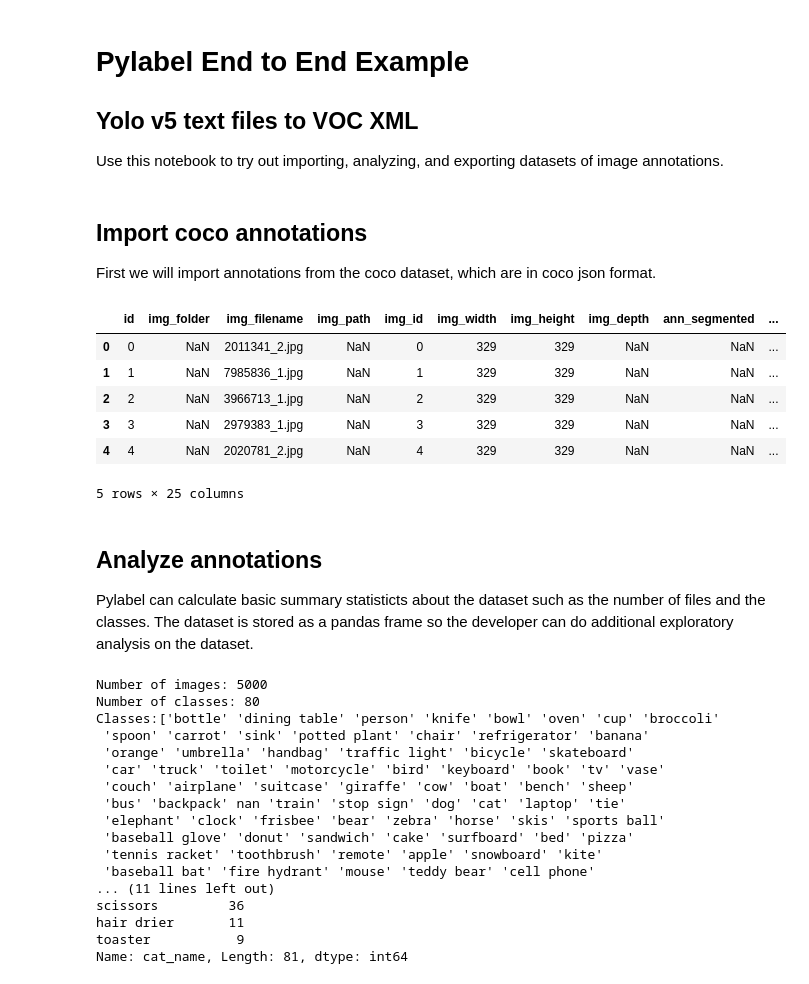
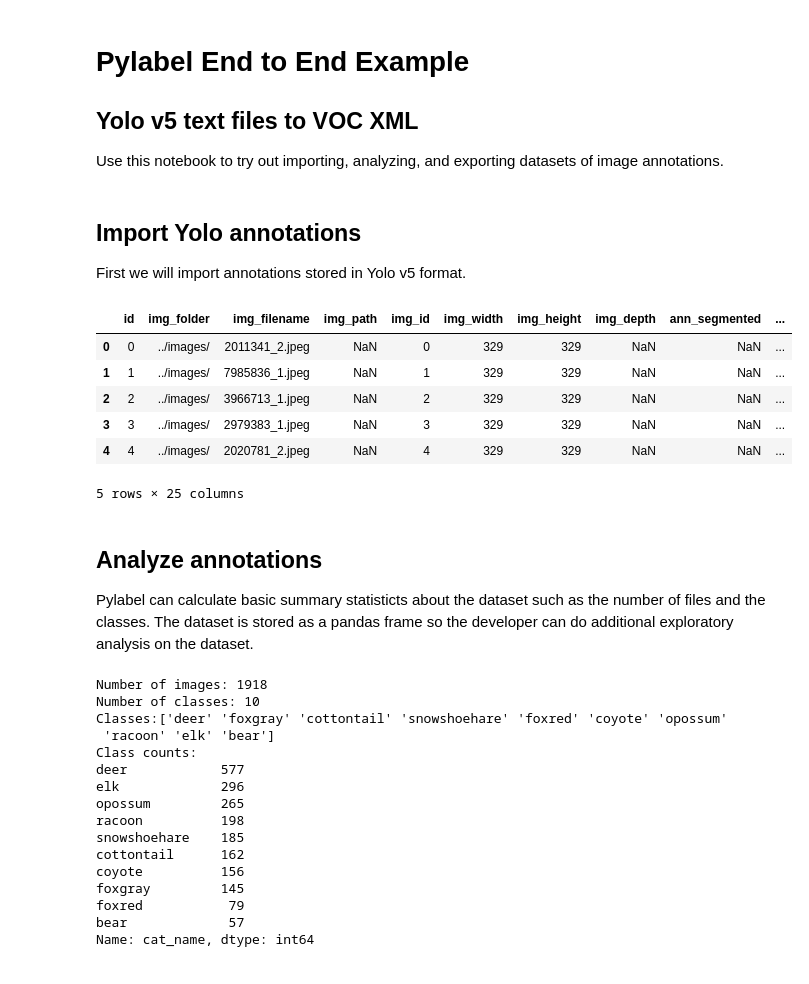
Before and after one commit to pylabel-project/pylabel, a Jupyter notebook: yolo2voc.ipynb, the cells around one changed output. Saved outputs shown, nothing was run; the diff lists cells and outputs as text; code cells hidden in the pictures.

```diff
--- a/yolo2voc.ipynb
+++ b/yolo2voc.ipynb
@@ -7,22 +7,26 @@ Use this notebook to try out importing, analyzing, and exporting datasets of ima
 # %%
 from pylabelalpha import importer
 # %% [markdown]
-## Import coco annotations
-First we will import annotations from the coco dataset, which are in coco json format.
+## Import Yolo annotations
+First we will import annotations stored in Yolo v5 format.
 # %%
-path_to_annotations = "/Users/alex/Google Drive/pylabel/datasets/wildlife/yolo_splits/val/labels"
+path_to_annotations = "/Users/alex/Google Drive/pylabel/datasets/wildlife/yolo_splits/val/labels/"
 
 #Identify the path to get from the annotations to the images
 path_to_images = "../images/"
 
 #Import the dataset into the pylable schema
-voc_dataset = importer.ImportYoloV5(path=path_to_annotations, path_to_images=path_to_images, name="Wild life", img_height=329, img_width=329)
-voc_dataset.df.head(5)
+yoloclasses =["bear","cottontail","coyote","deer","elk","foxgray","foxred","opossum","racoon","snowshoehare","turkey"]
+dataset = importer.ImportYoloV5(path=path_to_annotations, path_to_images=path_to_images, cat_names=yoloclasses,
+    img_ext="jpeg", name="wildlife", img_height=329, img_width=329)
+
+dataset.df.head(5)
+#dataset.df.loc[:, dataset.df.columns.str.startswith('ann')]
 # %% [output]
 |  | id | img_folder | img_filename | img_path | img_id | img_width | img_height | img_depth | ann_segmented | ... |
-| 0 | 0 | NaN | 2011341_2.jpg | NaN | 0 | 329 | 329 | NaN | NaN | ... |
-| 1 | 1 | NaN | 7985836_1.jpg | NaN | 1 | 329 | 329 | NaN | NaN | ... |
-| 2 | 2 | NaN | 3966713_1.jpg | NaN | 2 | 329 | 329 | NaN | NaN | ... |
-| 3 | 3 | NaN | 2979383_1.jpg | NaN | 3 | 329 | 329 | NaN | NaN | ... |
-| 4 | 4 | NaN | 2020781_2.jpg | NaN | 4 | 329 | 329 | NaN | NaN | ... |
+| 0 | 0 | ../images/ | 2011341_2.jpeg | NaN | 0 | 329 | 329 | NaN | NaN | ... |
+| 1 | 1 | ../images/ | 7985836_1.jpeg | NaN | 1 | 329 | 329 | NaN | NaN | ... |
+| 2 | 2 | ../images/ | 3966713_1.jpeg | NaN | 2 | 329 | 329 | NaN | NaN | ... |
+| 3 | 3 | ../images/ | 2979383_1.jpeg | NaN | 3 | 329 | 329 | NaN | NaN | ... |
+| 4 | 4 | ../images/ | 2020781_2.jpeg | NaN | 4 | 329 | 329 | NaN | NaN | ... |
 5 rows × 25 columns
@@ -39,25 +35,24 @@ Image(full_image_path)
 Pylabel can calculate basic summary statisticts about the dataset such as the number of files and the classes.
 The dataset is stored as a pandas frame so the developer can do additional exploratory analysis on the dataset.
 # %%
-print(f"Number of images: {coco_dataset.analyze.num_images}")
-print(f"Number of classes: {coco_dataset.analyze.num_classes}")
-print(f"Classes:{coco_dataset.analyze.classes}")
-print(f"Class counts:\n{coco_dataset.analyze.class_counts}")
+print(f"Number of images: {dataset.analyze.num_images}")
+print(f"Number of classes: {dataset.analyze.num_classes}")
+print(f"Classes:{dataset.analyze.classes}")
+print(f"Class counts:\n{dataset.analyze.class_counts}")
 # %% [output]
-Number of images: 5000
-Number of classes: 80
-Classes:['bottle' 'dining table' 'person' 'knife' 'bowl' 'oven' 'cup' 'broccoli'
- 'spoon' 'carrot' 'sink' 'potted plant' 'chair' 'refrigerator' 'banana'
- 'orange' 'umbrella' 'handbag' 'traffic light' 'bicycle' 'skateboard'
- 'car' 'truck' 'toilet' 'motorcycle' 'bird' 'keyboard' 'book' 'tv' 'vase'
- 'couch' 'airplane' 'suitcase' 'giraffe' 'cow' 'boat' 'bench' 'sheep'
- 'bus' 'backpack' nan 'train' 'stop sign' 'dog' 'cat' 'laptop' 'tie'
- 'elephant' 'clock' 'frisbee' 'bear' 'zebra' 'horse' 'skis' 'sports ball'
- 'baseball glove' 'donut' 'sandwich' 'cake' 'surfboard' 'bed' 'pizza'
- 'tennis racket' 'toothbrush' 'remote' 'apple' 'snowboard' 'kite'
- 'baseball bat' 'fire hydrant' 'mouse' 'teddy bear' 'cell phone'
-... (11 lines left out)
-scissors         36
-hair drier       11
-toaster           9
-Name: cat_name, Length: 81, dtype: int64
+Number of images: 1918
+Number of classes: 10
+Classes:['deer' 'foxgray' 'cottontail' 'snowshoehare' 'foxred' 'coyote' 'opossum'
+ 'racoon' 'elk' 'bear']
+Class counts:
+deer            577
+elk             296
+opossum         265
+racoon          198
+snowshoehare    185
+cottontail      162
+coyote          156
+foxgray         145
+foxred           79
+bear             57
+Name: cat_name, dtype: int64
```
Also changed, not shown: parts of 7 cells of this notebook, 8 other files.
